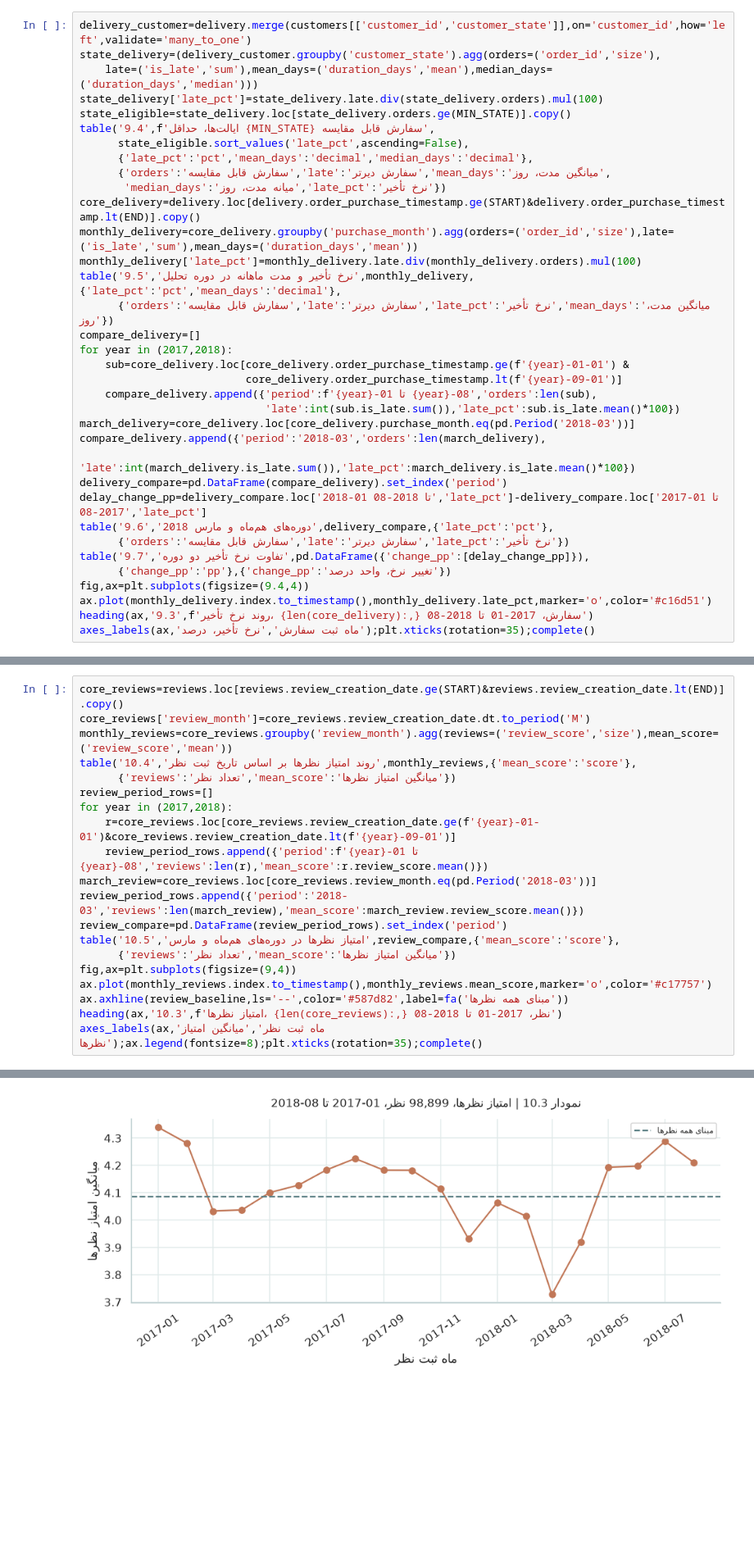
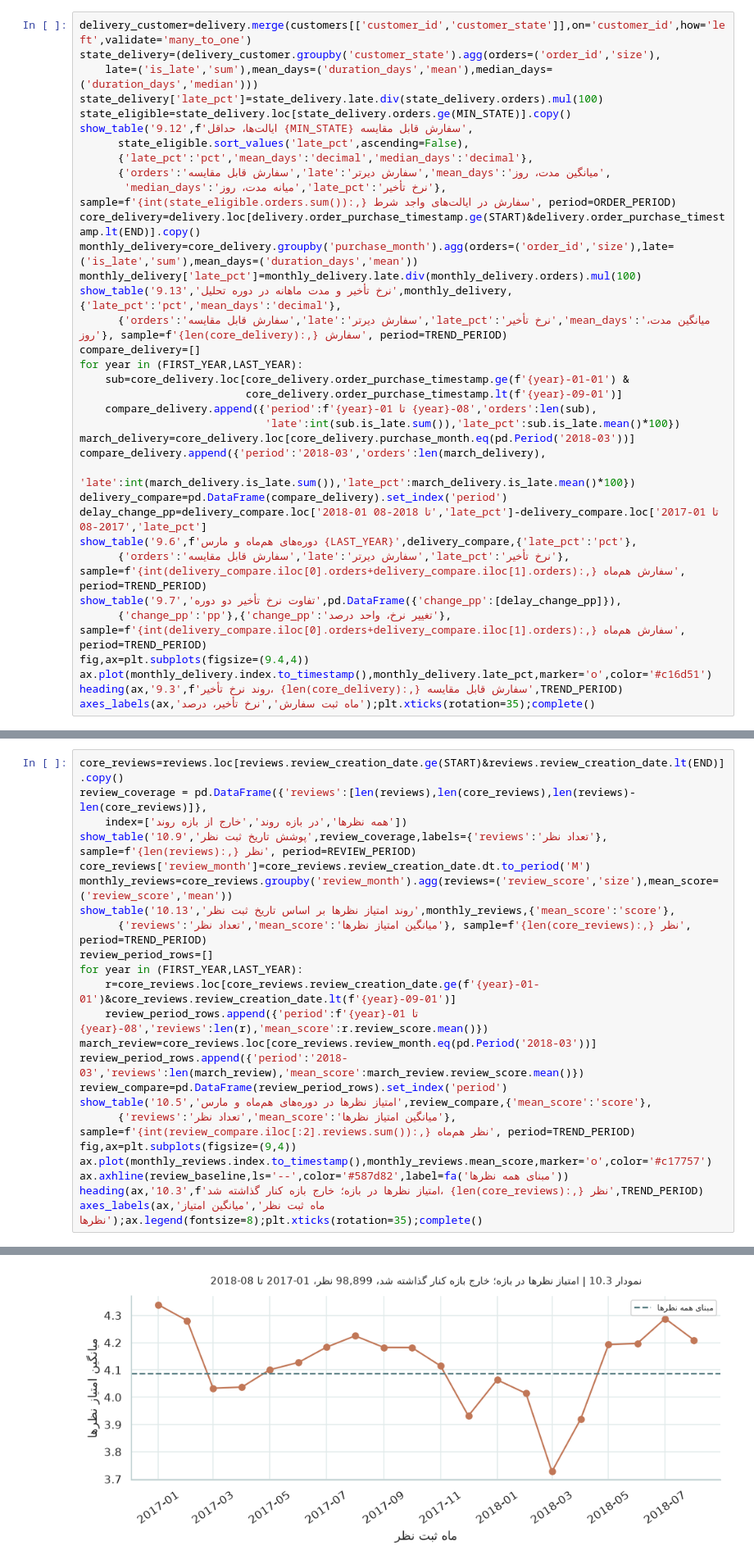
Before and after one commit to arashalidadi/olist-pro, a Jupyter notebook: olist_analysis.ipynb, the cells around one changed output, grey strips where cells are left out. Shown at 82% size. Drawn from its saved outputs; the diff is of its cells as text; blank space fills up the shorter version.

```diff
--- a/olist_analysis.ipynb
+++ b/olist_analysis.ipynb
@@ -1525,18 +1580,18 @@ state_delivery=(delivery_customer.groupby('customer_state').agg(orders=('order_i
     late=('is_late','sum'),mean_days=('duration_days','mean'),median_days=('duration_days','median')))
 state_delivery['late_pct']=state_delivery.late.div(state_delivery.orders).mul(100)
 state_eligible=state_delivery.loc[state_delivery.orders.ge(MIN_STATE)].copy()
-table('9.4',f'ایالت‌ها، حداقل {MIN_STATE} سفارش قابل مقایسه',
+show_table('9.12',f'ایالت‌ها، حداقل {MIN_STATE} سفارش قابل مقایسه',
       state_eligible.sort_values('late_pct',ascending=False),
       {'late_pct':'pct','mean_days':'decimal','median_days':'decimal'},
       {'orders':'سفارش قابل مقایسه','late':'سفارش دیرتر','mean_days':'میانگین مدت، روز',
-       'median_days':'میانه مدت، روز','late_pct':'نرخ تأخیر'})
+       'median_days':'میانه مدت، روز','late_pct':'نرخ تأخیر'}, sample=f'{int(state_eligible.orders.sum()):,} سفارش در ایالت‌های واجد شرط', period=ORDER_PERIOD)
 core_delivery=delivery.loc[delivery.order_purchase_timestamp.ge(START)&delivery.order_purchase_timestamp.lt(END)].copy()
 monthly_delivery=core_delivery.groupby('purchase_month').agg(orders=('order_id','size'),late=('is_late','sum'),mean_days=('duration_days','mean'))
 monthly_delivery['late_pct']=monthly_delivery.late.div(monthly_delivery.orders).mul(100)
-table('9.5','نرخ تأخیر و مدت ماهانه در دوره تحلیل',monthly_delivery,{'late_pct':'pct','mean_days':'decimal'},
-      {'orders':'سفارش قابل مقایسه','late':'سفارش دیرتر','late_pct':'نرخ تأخیر','mean_days':'میانگین مدت، روز'})
+show_table('9.13','نرخ تأخیر و مدت ماهانه در دوره تحلیل',monthly_delivery,{'late_pct':'pct','mean_days':'decimal'},
+      {'orders':'سفارش قابل مقایسه','late':'سفارش دیرتر','late_pct':'نرخ تأخیر','mean_days':'میانگین مدت، روز'}, sample=f'{len(core_delivery):,} سفارش', period=TREND_PERIOD)
 compare_delivery=[]
-for year in (2017,2018):
+for year in (FIRST_YEAR,LAST_YEAR):
     sub=core_delivery.loc[core_delivery.order_purchase_timestamp.ge(f'{year}-01-01') &
                           core_delivery.order_purchase_timestamp.lt(f'{year}-09-01')]
     compare_delivery.append({'period':f'{year}-01 تا {year}-08','orders':len(sub),
@@ -1546,12 +1601,12 @@ compare_delivery.append({'period':'2018-03','orders':len(march_delivery),
                          'late':int(march_delivery.is_late.sum()),'late_pct':march_delivery.is_late.mean()*100})
 delivery_compare=pd.DataFrame(compare_delivery).set_index('period')
 delay_change_pp=delivery_compare.loc['2018-01 تا 2018-08','late_pct']-delivery_compare.loc['2017-01 تا 2017-08','late_pct']
-table('9.6','دوره‌های هم‌ماه و مارس 2018',delivery_compare,{'late_pct':'pct'},
-      {'orders':'سفارش قابل مقایسه','late':'سفارش دیرتر','late_pct':'نرخ تأخیر'})
-table('9.7','تفاوت نرخ تأخیر دو دوره',pd.DataFrame({'change_pp':[delay_change_pp]}),
-      {'change_pp':'pp'},{'change_pp':'تغییر نرخ، واحد درصد'})
+show_table('9.6',f'دوره‌های هم‌ماه و مارس {LAST_YEAR}',delivery_compare,{'late_pct':'pct'},
+      {'orders':'سفارش قابل مقایسه','late':'سفارش دیرتر','late_pct':'نرخ تأخیر'}, sample=f'{int(delivery_compare.iloc[0].orders+delivery_compare.iloc[1].orders):,} سفارش هم‌ماه', period=TREND_PERIOD)
+show_table('9.7','تفاوت نرخ تأخیر دو دوره',pd.DataFrame({'change_pp':[delay_change_pp]}),
+      {'change_pp':'pp'},{'change_pp':'تغییر نرخ، واحد درصد'}, sample=f'{int(delivery_compare.iloc[0].orders+delivery_compare.iloc[1].orders):,} سفارش هم‌ماه', period=TREND_PERIOD)
 fig,ax=plt.subplots(figsize=(9.4,4))
 ax.plot(monthly_delivery.index.to_timestamp(),monthly_delivery.late_pct,marker='o',color='#c16d51')
-heading(ax,'9.3',f'روند نرخ تأخیر، {len(core_delivery):,} سفارش، 2017-01 تا 2018-08')
+heading(ax,'9.3',f'روند نرخ تأخیر، {len(core_delivery):,} سفارش قابل مقایسه',TREND_PERIOD)
 axes_labels(ax,'ماه ثبت سفارش','نرخ تأخیر، درصد');plt.xticks(rotation=35);complete()
 # %% [output]
@@ -1829,22 +1873,25 @@ complete()
 </div>
 # %%
 core_reviews=reviews.loc[reviews.review_creation_date.ge(START)&reviews.review_creation_date.lt(END)].copy()
+review_coverage = pd.DataFrame({'reviews':[len(reviews),len(core_reviews),len(reviews)-len(core_reviews)]},
+    index=['همه نظرها','در بازه روند','خارج از بازه روند'])
+show_table('10.9','پوشش تاریخ ثبت نظر',review_coverage,labels={'reviews':'تعداد نظر'}, sample=f'{len(reviews):,} نظر', period=REVIEW_PERIOD)
 core_reviews['review_month']=core_reviews.review_creation_date.dt.to_period('M')
 monthly_reviews=core_reviews.groupby('review_month').agg(reviews=('review_score','size'),mean_score=('review_score','mean'))
-table('10.4','روند امتیاز نظرها بر اساس تاریخ ثبت نظر',monthly_reviews,{'mean_score':'score'},
-      {'reviews':'تعداد نظر','mean_score':'میانگین امتیاز نظرها'})
+show_table('10.13','روند امتیاز نظرها بر اساس تاریخ ثبت نظر',monthly_reviews,{'mean_score':'score'},
+      {'reviews':'تعداد نظر','mean_score':'میانگین امتیاز نظرها'}, sample=f'{len(core_reviews):,} نظر', period=TREND_PERIOD)
 review_period_rows=[]
-for year in (2017,2018):
+for year in (FIRST_YEAR,LAST_YEAR):
     r=core_reviews.loc[core_reviews.review_creation_date.ge(f'{year}-01-01')&core_reviews.review_creation_date.lt(f'{year}-09-01')]
     review_period_rows.append({'period':f'{year}-01 تا {year}-08','reviews':len(r),'mean_score':r.review_score.mean()})
 march_review=core_reviews.loc[core_reviews.review_month.eq(pd.Period('2018-03'))]
 review_period_rows.append({'period':'2018-03','reviews':len(march_review),'mean_score':march_review.review_score.mean()})
 review_compare=pd.DataFrame(review_period_rows).set_index('period')
-table('10.5','امتیاز نظرها در دوره‌های هم‌ماه و مارس',review_compare,{'mean_score':'score'},
-      {'reviews':'تعداد نظر','mean_score':'میانگین امتیاز نظرها'})
+show_table('10.5','امتیاز نظرها در دوره‌های هم‌ماه و مارس',review_compare,{'mean_score':'score'},
+      {'reviews':'تعداد نظر','mean_score':'میانگین امتیاز نظرها'}, sample=f'{int(review_compare.iloc[:2].reviews.sum()):,} نظر هم‌ماه', period=TREND_PERIOD)
 fig,ax=plt.subplots(figsize=(9,4))
 ax.plot(monthly_reviews.index.to_timestamp(),monthly_reviews.mean_score,marker='o',color='#c17757')
 ax.axhline(review_baseline,ls='--',color='#587d82',label=fa('مبنای همه نظرها'))
-heading(ax,'10.3',f'امتیاز نظرها، {len(core_reviews):,} نظر، 2017-01 تا 2018-08')
+heading(ax,'10.3',f'امتیاز نظرها در بازه؛ خارج بازه کنار گذاشته شد، {len(core_reviews):,} نظر',TREND_PERIOD)
 axes_labels(ax,'ماه ثبت نظر','میانگین امتیاز نظرها');ax.legend(fontsize=8);plt.xticks(rotation=35);complete()
 # %% [output]
@@ -1876,4 +1928,4 @@ axes_labels(ax,'ماه ثبت نظر','میانگین امتیاز نظرها');
-[figure, old version]
+[figure, new version]
 # %% [markdown]
 <div dir="rtl" align="right" style="text-align: right;">
 
```
Also changed, not shown: parts of 145 cells of this notebook, 3 other files.
